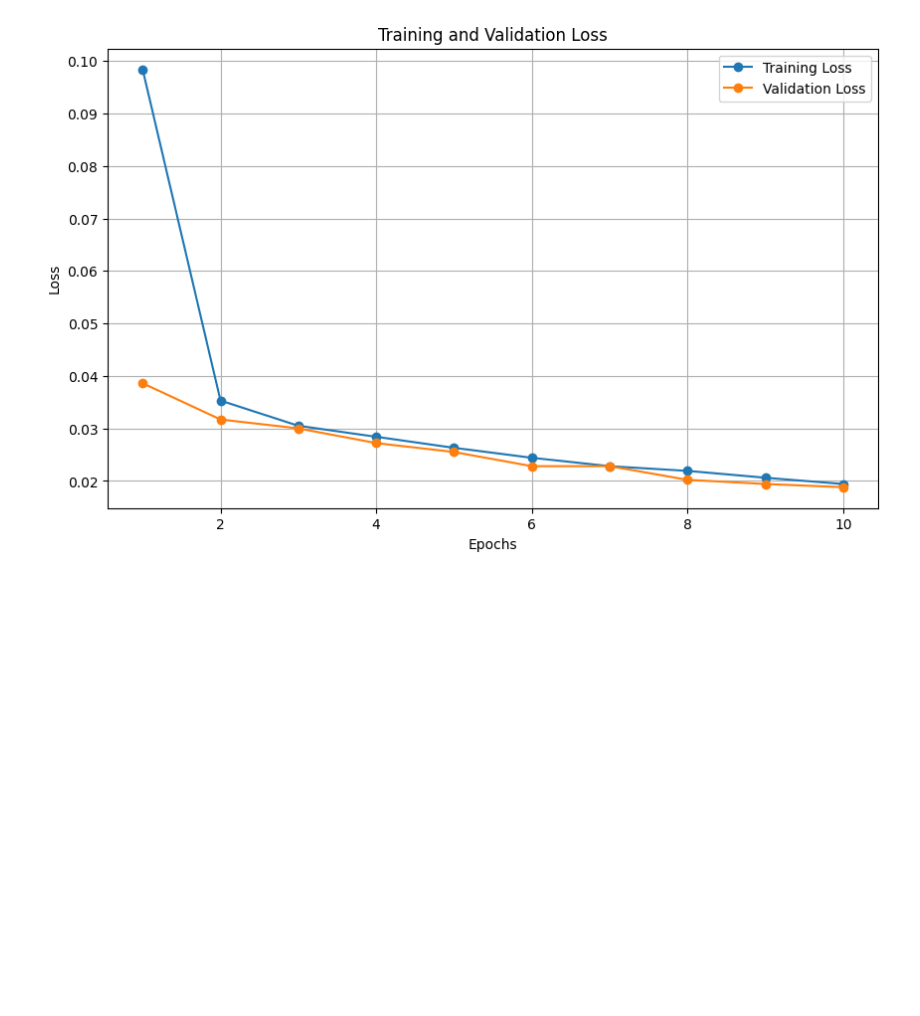
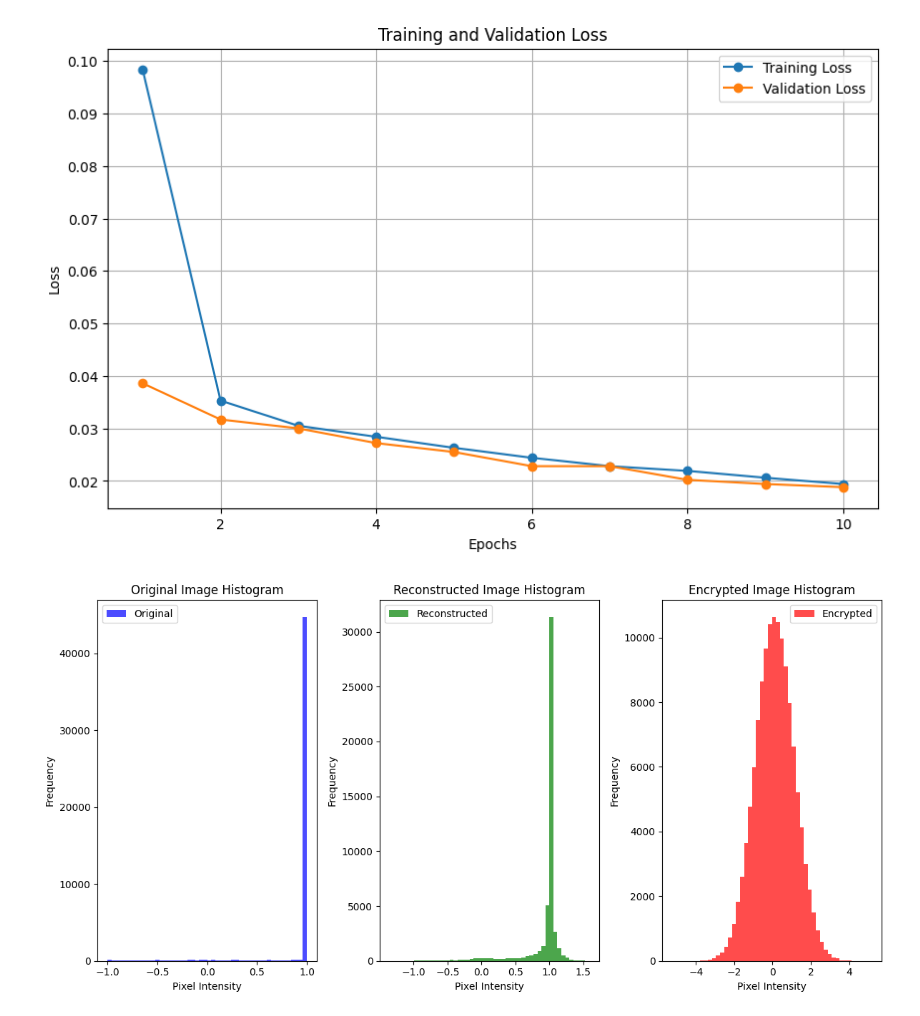
Before and after one commit to jyotisingh2712003/apna-code, a Jupyter notebook: Yet_another_copy_of_improved.ipynb, the cells around one changed output. Cells and saved outputs as stored; diff of their text form; code cells hidden in the pictures; blank space fills up the shorter version.

```diff
--- a/Yet_another_copy_of_improved.ipynb
+++ b/Yet_another_copy_of_improved.ipynb
@@ -322,3 +324,42 @@ plt.grid(True)
 plt.show()
 # %% [output]
 [figure]
+# %%
+import matplotlib.pyplot as plt
+
+# Flatten images to 1D for histogram comparison
+original_flat = original_image.flatten()
+reconstructed_flat = decrypted_image.flatten()
+encrypted_flat = encrypted_image.flatten()  # Optional, for encryption analysis
+
+# Plot histograms
+plt.figure(figsize=(12, 6))
+
+# Original image histogram
+plt.subplot(1, 3, 1)
+plt.hist(original_flat, bins=50, color='blue', alpha=0.7, label='Original')
+plt.title("Original Image Histogram")
+plt.xlabel("Pixel Intensity")
+plt.ylabel("Frequency")
+plt.legend()
+
+# Reconstructed image histogram
+plt.subplot(1, 3, 2)
+plt.hist(reconstructed_flat, bins=50, color='green', alpha=0.7, label='Reconstructed')
+plt.title("Reconstructed Image Histogram")
+plt.xlabel("Pixel Intensity")
+plt.ylabel("Frequency")
+plt.legend()
+
+# Encrypted image histogram (optional)
+plt.subplot(1, 3, 3)
+plt.hist(encrypted_flat, bins=50, color='red', alpha=0.7, label='Encrypted')
+plt.title("Encrypted Image Histogram")
+plt.xlabel("Pixel Intensity")
+plt.ylabel("Frequency")
+plt.legend()
+
+plt.tight_layout()
+plt.show()
+# %% [output]
+[figure, added]
```
Also changed, not shown: parts of 9 cells of this notebook.
